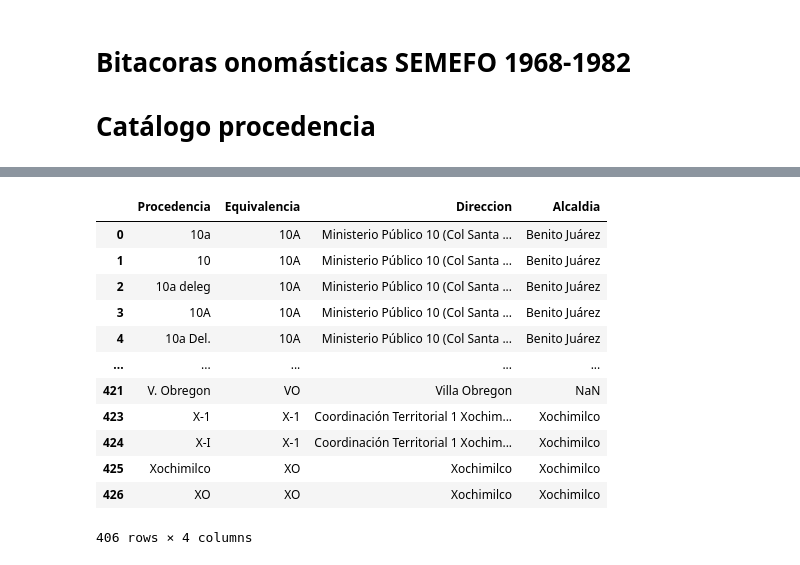
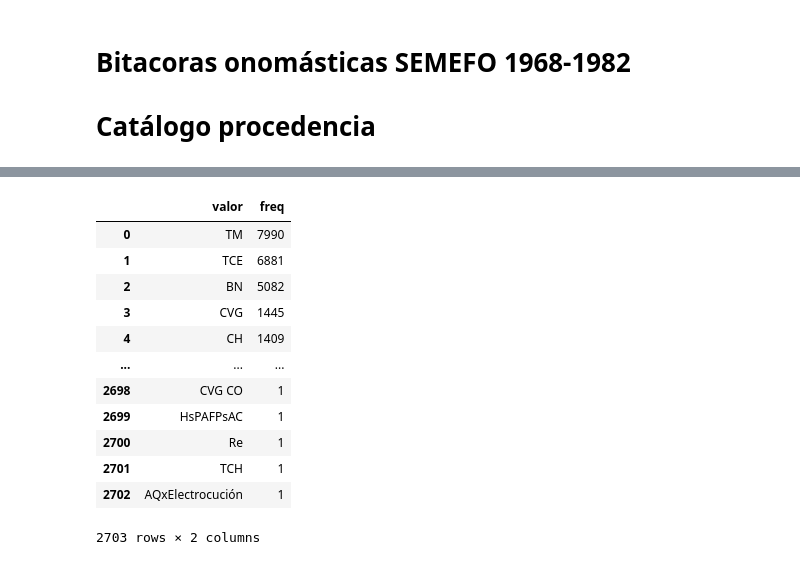
Before and after one commit to mar-esther23/SEMEFO_busqueda, a Jupyter notebook: BO_catalogos.ipynb, the cells around one changed output, grey strips where cells are left out. Drawn from its saved outputs; the diff is of its cells as text; code cells hidden in the pictures.

```diff
--- a/BO_catalogos.ipynb
+++ b/BO_catalogos.ipynb
@@ -27,16 +8,26 @@ cat
-# %%
-cat.drop('Freq', axis=1).drop_duplicates()
-# %% [output]
-|  | Procedencia | Equivalencia | Direccion | Alcaldia |
-| 0 | 10a | 10A | Ministerio Público 10 (Col Santa ... | Benito Juárez |
-| 1 | 10 | 10A | Ministerio Público 10 (Col Santa ... | Benito Juárez |
-| 2 | 10a deleg | 10A | Ministerio Público 10 (Col Santa ... | Benito Juárez |
-| 3 | 10A | 10A | Ministerio Público 10 (Col Santa ... | Benito Juárez |
-| 4 | 10a Del. | 10A | Ministerio Público 10 (Col Santa ... | Benito Juárez |
-| ... | ... | ... | ... | ... |
-| 421 | V. Obregon | VO | Villa Obregon | NaN |
-| 423 | X-1 | X-1 | Coordinación Territorial 1 Xochim... | Xochimilco |
-| 424 | X-I | X-1 | Coordinación Territorial 1 Xochim... | Xochimilco |
-| 425 | Xochimilco | XO | Xochimilco | Xochimilco |
-| 426 | XO | XO | Xochimilco | Xochimilco |
-406 rows × 4 columns
+# %%
+data = pd.read_pickle('data_clean/SEMEFO_BO_all.pkl')
+data = data['Diagnostico']
+data = data.replace('S-D',nan).dropna().to_list()
+data = [[i.strip() for i in d.split('+')] for d in data]
+data = [item for sublist in data for item in sublist if len(item)>0]
+data = [[i.strip() for i in d.split(' x ')] for d in data]
+data = [item for sublist in data for item in sublist if len(item)>0]
+data = pd.Series(data)
+data = data.value_counts().reset_index()
+data.columns = ['valor','freq']
+data
+# %% [output]
+|  | valor | freq |
+| 0 | TM | 7990 |
+| 1 | TCE | 6881 |
+| 2 | BN | 5082 |
+| 3 | CVG | 1445 |
+| 4 | CH | 1409 |
+| ... | ... | ... |
+| 2698 | CVG CO | 1 |
+| 2699 | HsPAFPsAC | 1 |
+| 2700 | Re | 1 |
+| 2701 | TCH | 1 |
+| 2702 | AQxElectrocución | 1 |
+2703 rows × 2 columns
```
Also changed, not shown: parts of 5 cells of this notebook, 4 other files.
